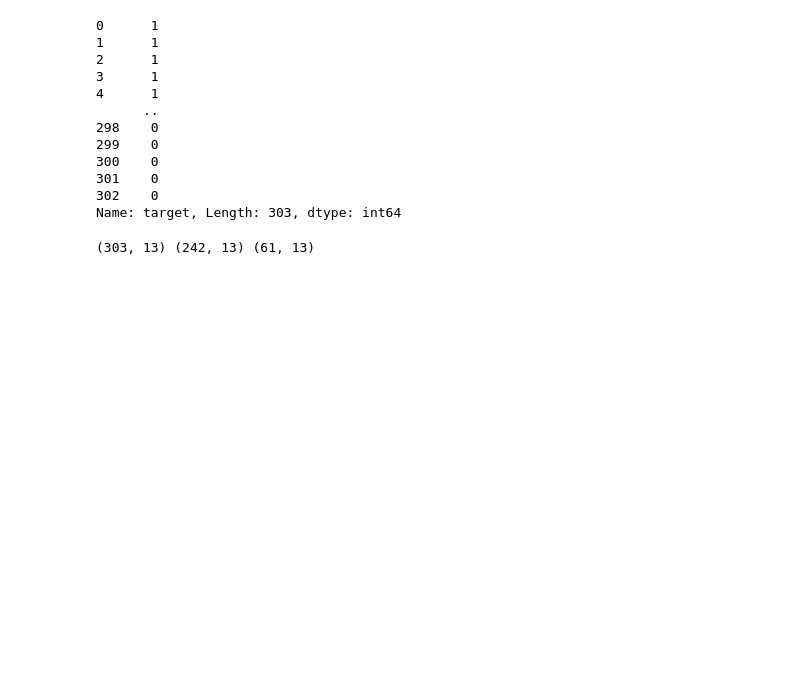
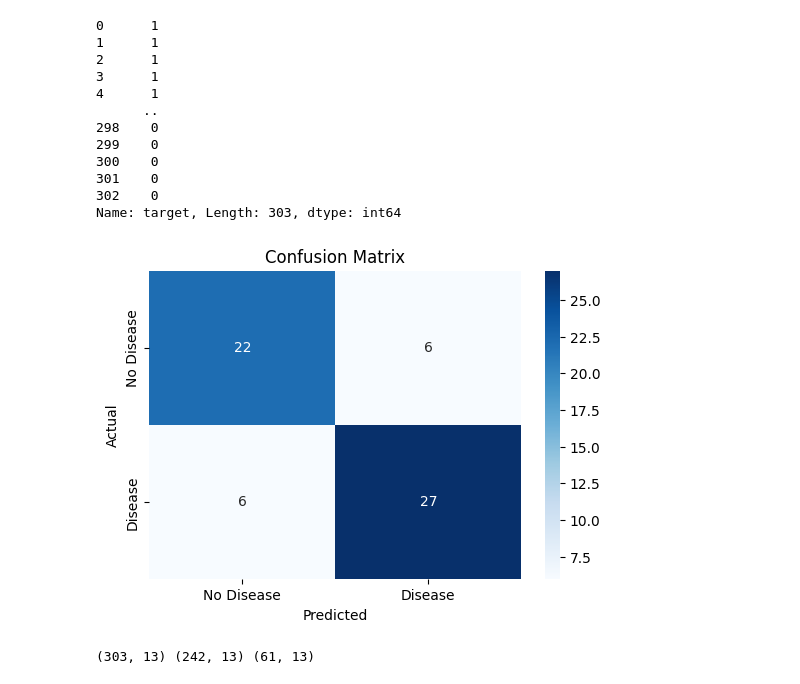
Before and after one commit to ReminJoby/Heart-issue-Detection-system, a Jupyter notebook: Heart-issue detection system.ipynb, the cells around one changed output. Drawn from its saved outputs; the diff is of its cells as text; code cells hidden in the pictures; blank space fills up the shorter version.

```diff
--- a/Heart-issue detection system.ipynb
+++ b/Heart-issue detection system.ipynb
@@ -27,2 +44,5 @@ heart_data.tail()
 # %%
-heart_data.shape
+# Split into train and test
+X_train, X_test, Y_train, Y_test = train_test_split(
+    X, Y, test_size=0.2, stratify=Y, random_state=2
+)
@@ -31,3 +49,5 @@ heart_data.shape
 # %%
-heart_data.info()
+# Train logistic regression model
+model = LogisticRegression(max_iter=1000)
+model.fit(X_train, Y_train)
 # %% [output]
@@ -70,3 +74,5 @@ Name: count, dtype: int64
 # %%
-X = heart_data.drop(columns='target', axis=1)
-Y = heart_data['target']
+# Evaluate on test data
+test_preds = model.predict(X_test)
+test_accuracy = accuracy_score(Y_test, test_preds)
+print(f"Test Accuracy: {test_accuracy:.2f}\n")
@@ -106,7 +114,16 @@ print(Y)
 302    0
 Name: target, Length: 303, dtype: int64
 # %%
-X_train, X_test, Y_train, Y_test = train_test_split(X, Y, test_size=0.2, stratify=Y, random_state=2)
+# Confusion matrix
+cm = confusion_matrix(Y_test, test_preds)
+plt.figure(figsize=(6, 4))
+sns.heatmap(cm, annot=True, fmt="d", cmap="Blues", xticklabels=['No Disease', 'Disease'], yticklabels=['No Disease', 'Disease'])
+plt.title("Confusion Matrix")
+plt.xlabel("Predicted")
+plt.ylabel("Actual")
+plt.show()
+# %% [output]
+[figure, added]
 # %%
 print(X.shape, X_train.shape, X_test.shape)
 # %% [output]
```
Also changed, not shown: parts of 16 cells of this notebook.
